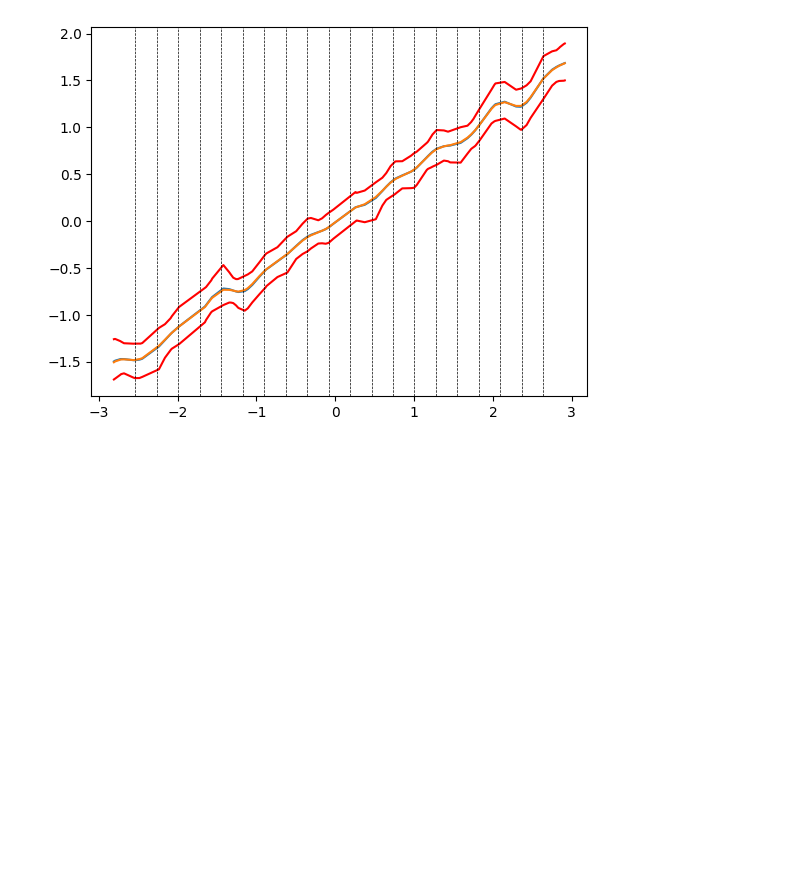
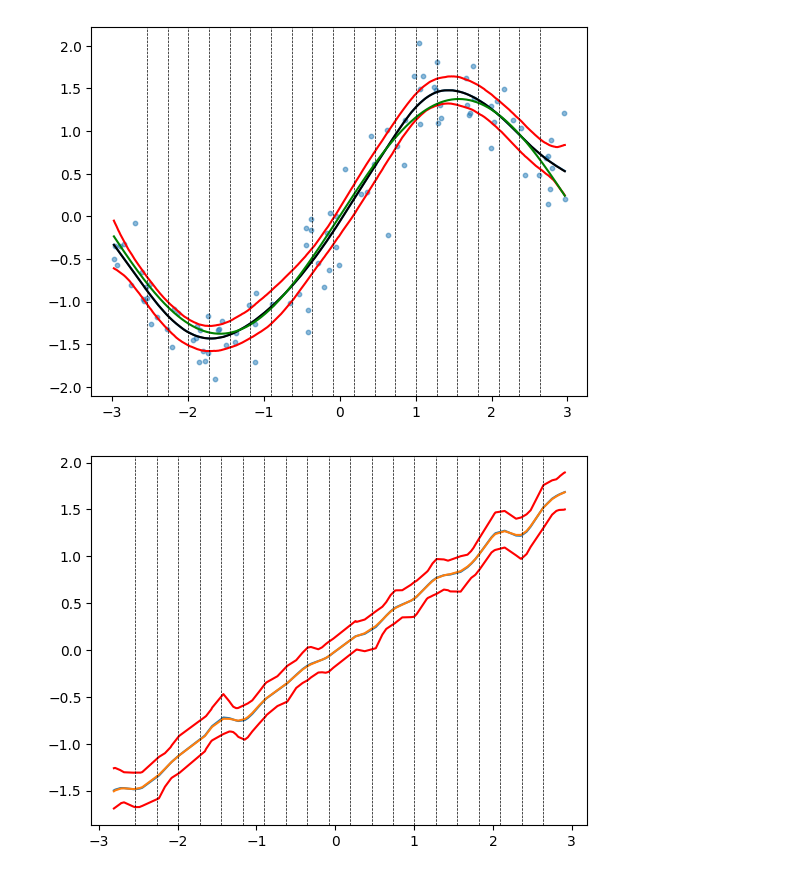
Before and after one commit to lr1021/p-splines, a Jupyter notebook: Bayesian-P-Splines-models.ipynb, the cells around one changed output. Drawn from its saved outputs; the diff is of its cells as text; code cells hidden in the pictures; blank space fills up the shorter version.

```diff
--- a/Bayesian-P-Splines-models.ipynb
+++ b/Bayesian-P-Splines-models.ipynb
@@ -247 +544,24 @@ az.summary(idata, var_names=['sigma_2','tau_p','w_trend'])
+# %%
+# svd
+B_post = np.dot(B_plot - B_plot.mean(axis=0), Vp @ idata.posterior['w'].values.reshape(n_chains*n_draws, k-1).T)
+B_post = B_post - np.mean(B_post, axis=0)
+B_post_mean = B_post.mean(axis=1)
+B_post_median = np.median(B_post, axis=1)
+B_post_975 = np.percentile(B_post, 97.5, axis=1)
+B_post_025 = np.percentile(B_post, 2.5, axis=1)
+
+plt.plot(x_plot, B_post_mean)
+plt.plot(x_plot, B_post_median, c='k')
+plt.plot(x_plot, B_post_975, c='r')
+plt.plot(x_plot, B_post_025, c='r')
+
+f_evaluated = f3(x_plot)
+f_evaluated /= np.std(f_evaluated)
+plt.plot(x_plot, f_evaluated-f_evaluated.mean(), c='green')
+plt.scatter(x_data, y_data, alpha=0.5, s=10)
+for knot in interior_knots:
+    plt.axvline(knot, c='k', ls='--', lw=0.5)
+plt.show()
+# %% [output]
+[figure, added]
 # %%
```
Also changed, not shown: parts of 24 cells of this notebook, 7 other files.
